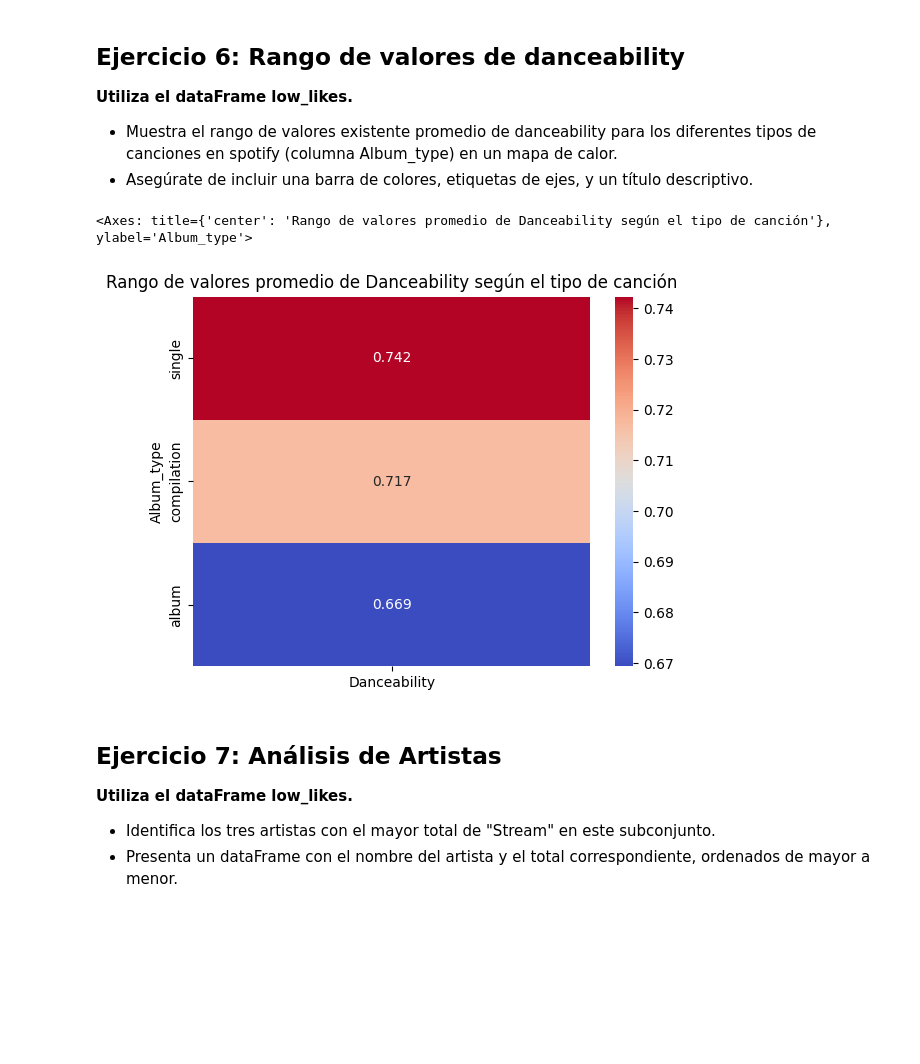
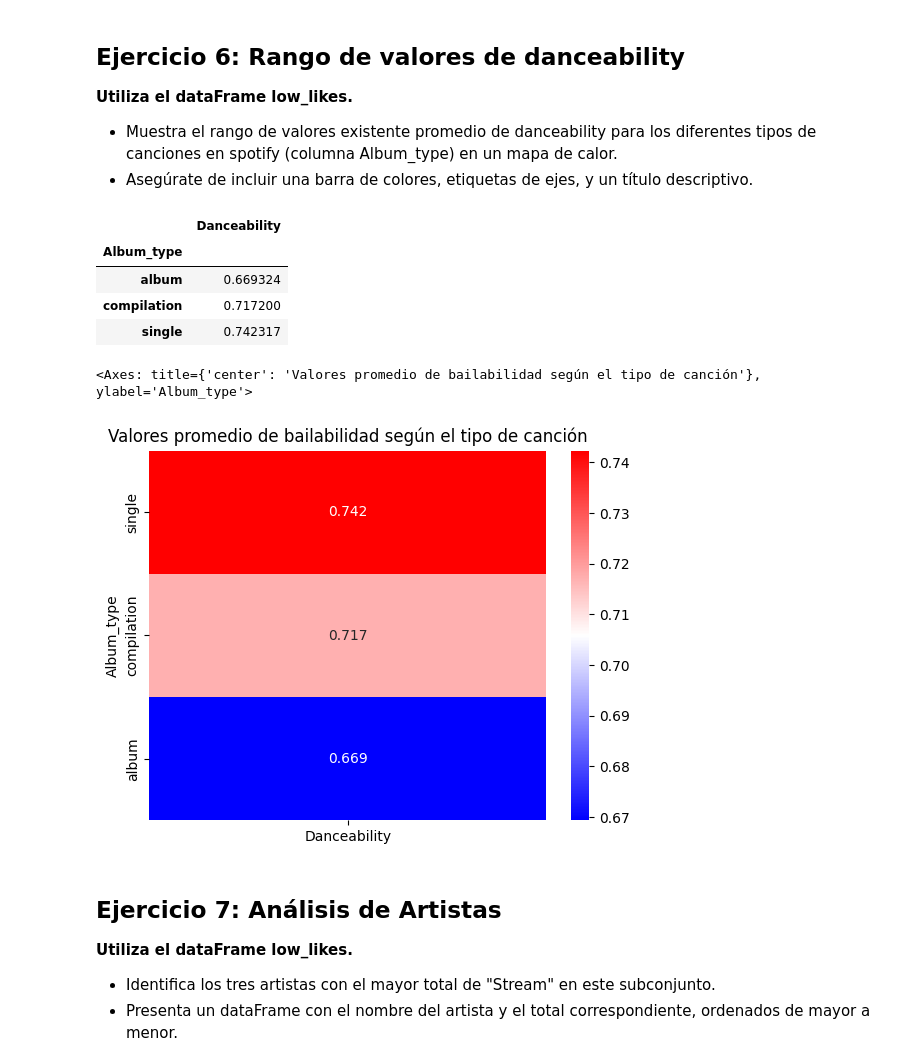
Before and after one commit to sghast/ADD, a Jupyter notebook: Deber 8/Deber.ipynb, the cells around one changed output. Drawn from its saved outputs; the diff is of its cells as text; code cells hidden in the pictures; blank space fills up the shorter version.

```diff
--- a/Deber 8/Deber.ipynb
+++ b/Deber 8/Deber.ipynb
@@ -168,14 +169,21 @@ sns.lineplot(data=trend, x='Energy', y='Stream', hue='Album_type', marker='o')
 * Asegúrate de incluir una barra de colores, etiquetas de ejes, y un título descriptivo.
 # %%
 heatmap_data = low_likes.groupby('Album_type', as_index=False)['Danceability'].mean().set_index('Album_type')
+display(heatmap_data)
 
 heatmap_data = heatmap_data.sort_values(by='Danceability', ascending=False)
 
-plt.title('Rango de valores promedio de Danceability según el tipo de canción')
-sns.heatmap(heatmap_data, annot=True, cmap='coolwarm', fmt='.3f')
+# mapa da calor
+plt.title('Valores promedio de bailabilidad según el tipo de canción')
+sns.heatmap(heatmap_data, annot=True, cmap='bwr', fmt='.3f')
 # %% [output]
+|  | Danceability |
+| Album_type |  |
+| album | 0.669324 |
+| compilation | 0.717200 |
+| single | 0.742317 |
-<Axes: title={'center': 'Rango de valores promedio de Danceability según el tipo de canción'}, ylabel='Album_type'>
+<Axes: title={'center': 'Valores promedio de bailabilidad según el tipo de canción'}, ylabel='Album_type'>
-[figure, old version]
+[figure, new version]
 # %% [markdown]
 ## Ejercicio 7: Análisis de Artistas
 
```
Also changed, not shown: parts of 4 cells of this notebook.
